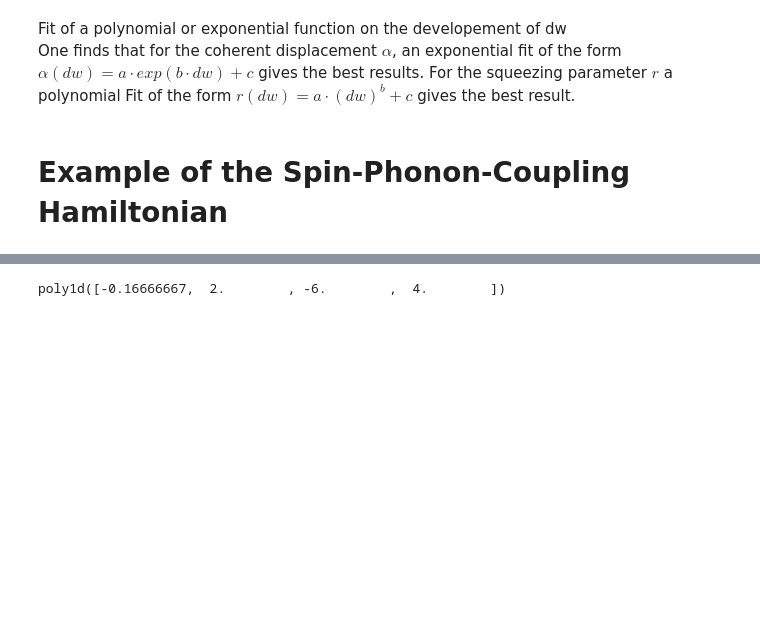
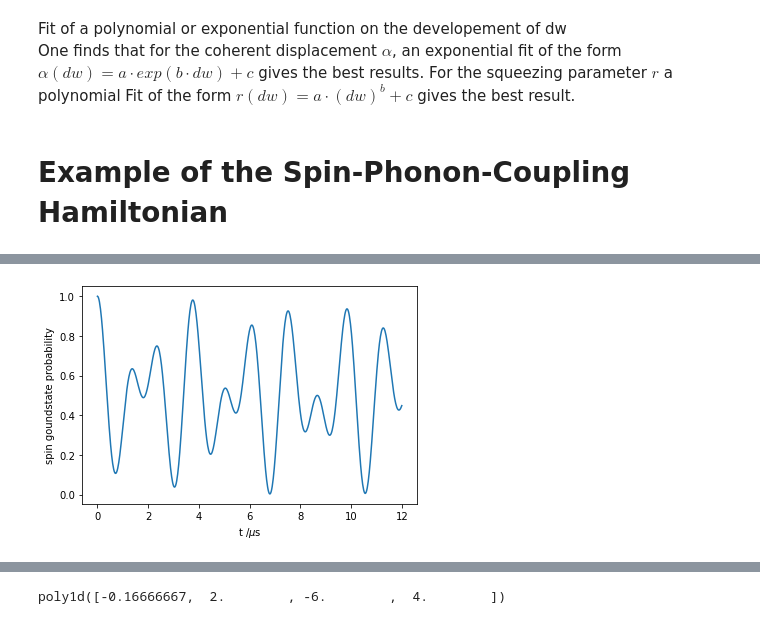
Before and after one commit to R-Thomm/Robin-Master, a Jupyter notebook: squeezed.ipynb, the cells around one changed output, grey strips where cells are left out. Drawn from its saved outputs; the diff is of its cells as text; code cells hidden in the pictures; blank space fills up the shorter version.

```diff
--- a/squeezed.ipynb
+++ b/squeezed.ipynb
@@ -300,0 +310,9 @@ RabiTPSR(w0, 1, 0, 0.1)
+# %%
+# probs = 0.5*(1+np.cos(RabiTPSR(Omega, 2, 3, n_LD)*times)) # single fock state
+probs = 0.5*(1+0.5*np.cos(RabiTPSR(Omega, 1, 2, n_LD)*times) + 0.5*np.cos(RabiTPSR(Omega, 4, 5, n_LD)*times)) # superposition of fock states
+plt.plot(times, probs)
+plt.xlabel(r't /$\mu$s')
+plt.ylabel(r'spin goundstate probability')
+plt.show()
+# %% [output]
+[figure, added]
```
Also changed, not shown: parts of 9 cells of this notebook, 1 other file.
